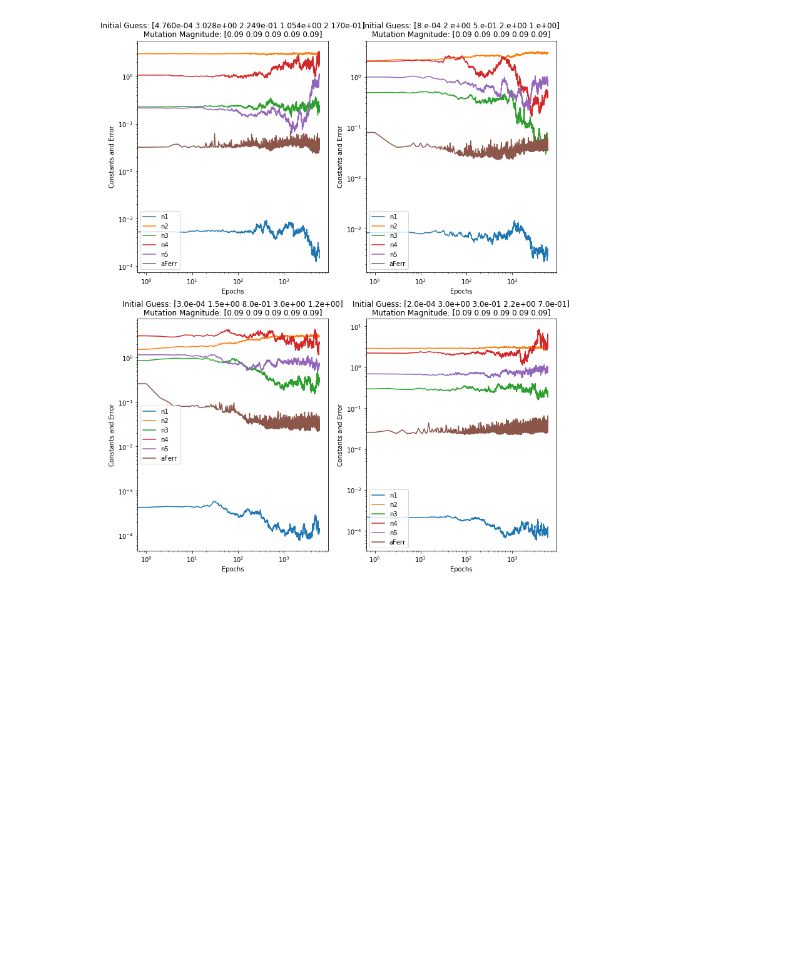
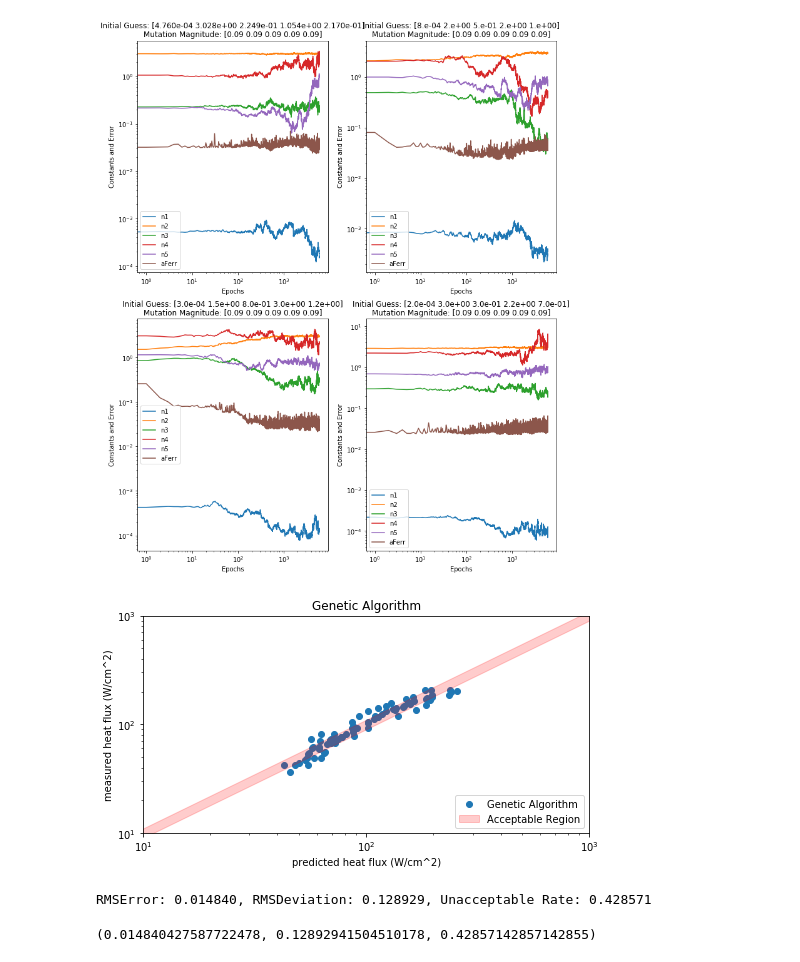
Before and after one commit to Jiahao-Huang/GeneticBoil, a Jupyter notebook: Task3.ipynb, the cells around one changed output. Cells and saved outputs as stored; diff of their text form; code cells hidden in the pictures; blank space fills up the shorter version.

```diff
--- a/Task3.ipynb
+++ b/Task3.ipynb
@@ -130,6 +130,27 @@ def const_error(n_means, aFerr_means, i=-1, sub=111):
     plt.plot(x, aFerr_means, label="aFerr")
     plt.legend()
     plt.loglog()
+
+def pred_true(n, label):
+    # Calculating y_pred
+    n = n.reshape(1,-1)
+    y_pred = np.log(n[:, 0]) + n[:, 1] * lydata["Superheat"] + n[:, 2] * np.log(ydata["g"] + n[:, 3]*gen*ydata["SurfaceTension"]) + n[:, 4]*lydata["p"]
+    y_pred = np.exp(y_pred)
+    y_true = ydata["HeatFlux"]
+    # Plotting
+    plt.scatter(y_pred, y_true, label=label)
+
+# Deviation and other statistic results
+def stat(n):
+    n = n.reshape(1,-1)
+    y_pred = np.exp(np.log(n[:, 0]) + n[:, 1] * lydata["Superheat"] + n[:, 2] * np.log(ydata["g"] + n[:, 3]*gen*ydata["SurfaceTension"]) + n[:, 4]*lydata["p"])
+    y_true = ydata["HeatFlux"]
+    relErr = (y_pred-y_true) / y_true
+    mean = np.sqrt((np.mean(relErr * relErr) / relErr.shape[0]))
+    dev = np.std(relErr)
+    unacc_rate = np.where((relErr > 0.1)| (relErr < -0.1))[0].shape[0] / relErr.shape[0]
+    print("RMSError: %f, RMSDeviation: %f, Unacceptable Rate: %f"%(mean, dev, unacc_rate))
+    return mean, dev, unacc_rate
 # %%
 # Main
 nis = [
@@ -176,0 +201,24 @@ plt.savefig("./result/const_and_error_5.png")
+# %%
+n_best = np.load("./result/gene5_0.npy")
+plt.figure(figsize=(8,4))
+pred_true(n_best, "Genetic Algorithm")
+r = np.linspace(10, 1000, 3)
+y1 = 1.1 * r
+y2 = 0.9 * r
+plt.fill_between(r, y1, y2, color="r", alpha=0.2, label="Acceptable Region")
+
+plt.title('Genetic Algorithm')
+plt.xlabel('predicted heat flux (W/cm^2)')
+plt.ylabel('measured heat flux (W/cm^2)')
+plt.loglog()
+plt.legend(loc="lower right")
+plt.xlim(xmax = 1000, xmin = 10)
+plt.ylim(ymax = 1000, ymin = 10)
+plt.savefig("./result/pred_true_5.png")
+# %% [output]
+[figure, added]
+# %%
+stat(n_best)
+# %% [output]
+RMSError: 0.014840, RMSDeviation: 0.128929, Unacceptable Rate: 0.428571
+(0.014840427587722478, 0.12892941504510178, 0.42857142857142855)
```
Also changed, not shown: parts of 1 cell of this notebook, 4 other files.
